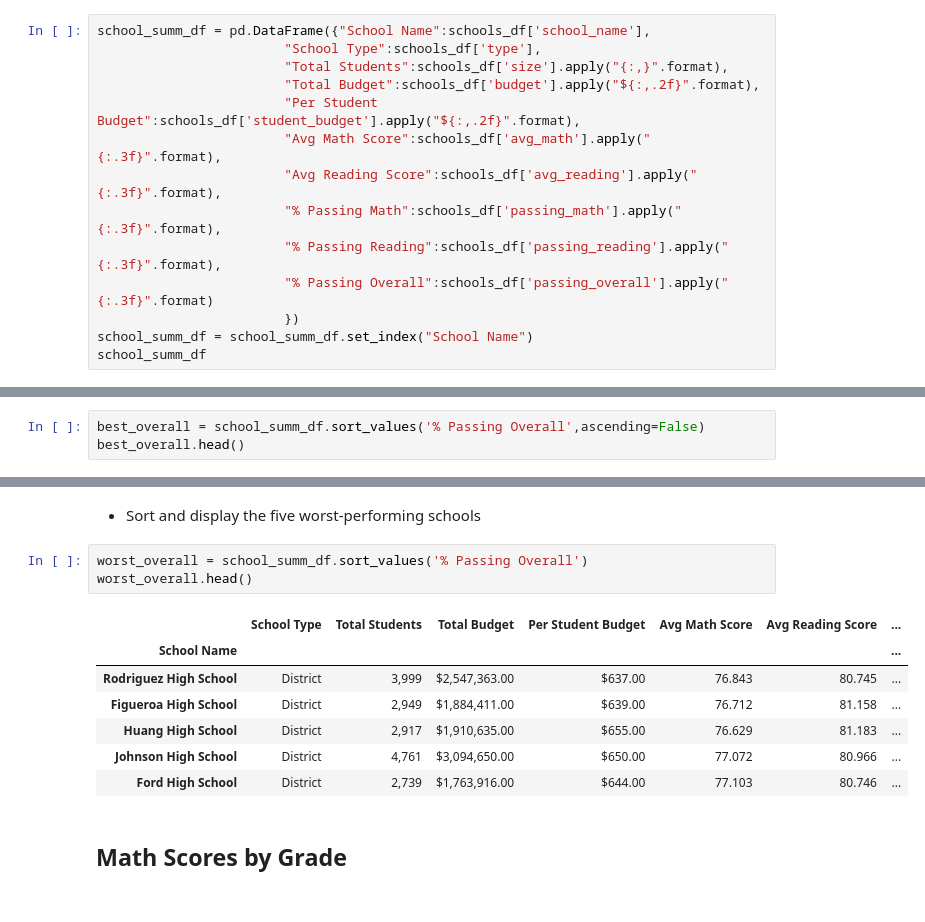
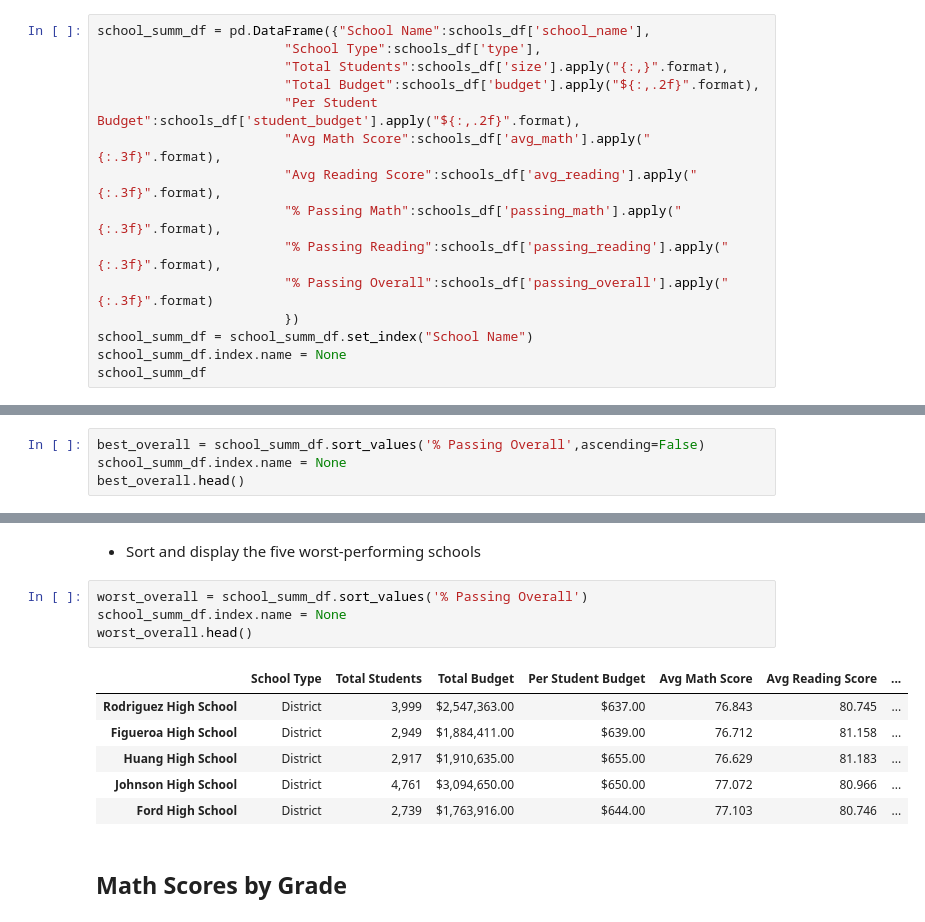
Before and after one commit to swood15/PyCity-Schools, a Jupyter notebook: PyCitySchools_Solved.ipynb, the cells around one changed output, grey strips where cells are left out. Drawn from its saved outputs; the diff is of its cells as text.

```diff
--- a/PyCitySchools_Solved.ipynb
+++ b/PyCitySchools_Solved.ipynb
@@ -141,6 +124,7 @@ school_summ_df = pd.DataFrame({"School Name":schools_df['school_name'],
                         "% Passing Overall":schools_df['passing_overall'].apply("{:.3f}".format)
                         })
 school_summ_df = school_summ_df.set_index("School Name")
+school_summ_df.index.name = None
 school_summ_df
 # %% [output]
 |  | School Type | Total Students | Total Budget | Per Student Budget | Avg Math Score | Avg Reading Score | ... |
@@ -166,6 +149,7 @@ school_summ_df
 * Sort and display the top five schools in overall passing rate
 # %%
 best_overall = school_summ_df.sort_values('% Passing Overall',ascending=False)
+school_summ_df.index.name = None
 best_overall.head()
 # %% [output]
 |  | School Type | Total Students | Total Budget | Per Student Budget | Avg Math Score | Avg Reading Score | ... |
@@ -181,10 +164,10 @@ best_overall.head()
 * Sort and display the five worst-performing schools
 # %%
 worst_overall = school_summ_df.sort_values('% Passing Overall')
+school_summ_df.index.name = None
 worst_overall.head()
 # %% [output]
 |  | School Type | Total Students | Total Budget | Per Student Budget | Avg Math Score | Avg Reading Score | ... |
-| School Name |  |  |  |  |  |  | ... |
 | Rodriguez High School | District | 3,999 | $2,547,363.00 | $637.00 | 76.843 | 80.745 | ... |
 | Figueroa High School | District | 2,949 | $1,884,411.00 | $639.00 | 76.712 | 81.158 | ... |
 | Huang High School | District | 2,917 | $1,910,635.00 | $655.00 | 76.629 | 81.183 | ... |
```
Also changed, not shown: parts of 10 cells of this notebook.
